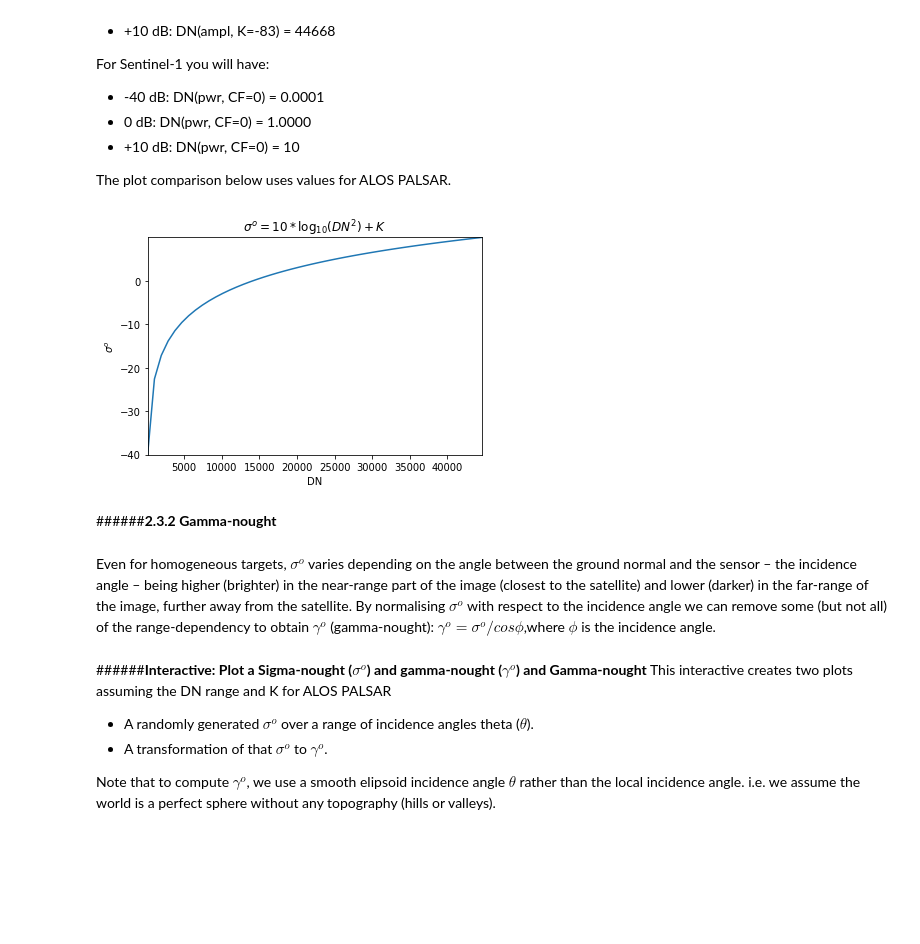
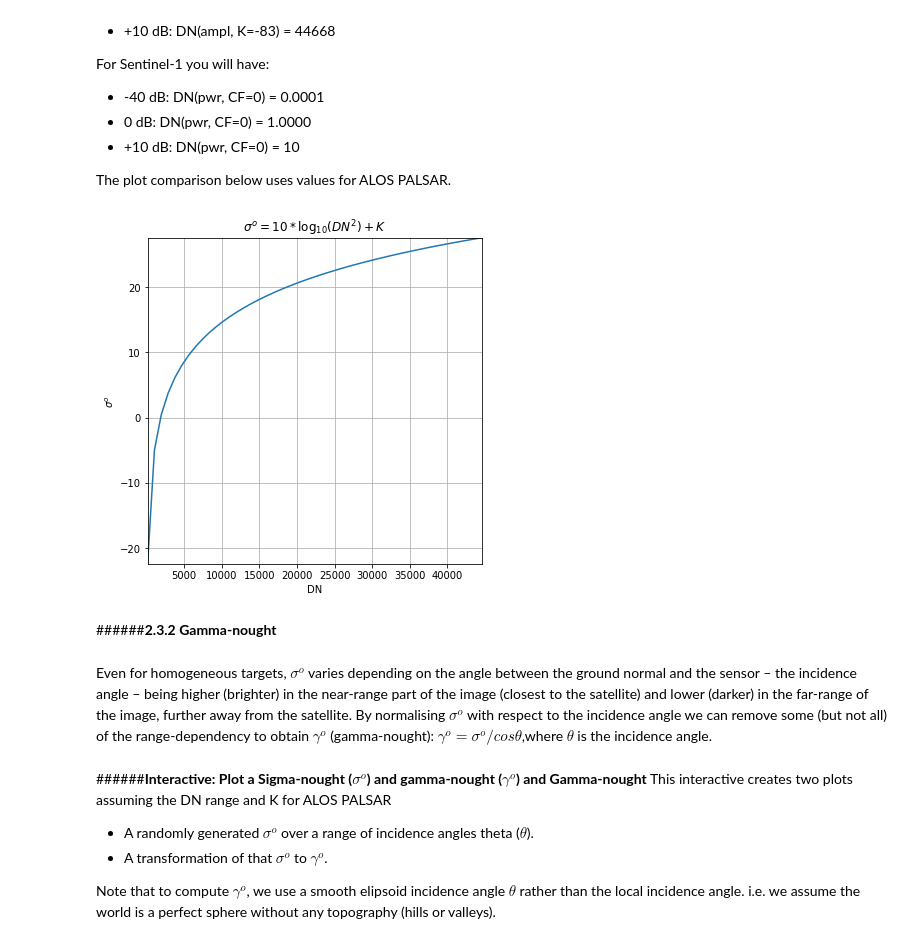
Before and after one commit to gamedaygeorge/ceos-sar-guide, a Jupyter notebook: 03_02_Briefly_About_Synthetic_Aperture_Radar.ipynb, the cells around one changed output. Drawn from its saved outputs; the diff is of its cells as text; code cells hidden in the pictures; blank space fills up the shorter version.

```diff
--- a/03_02_Briefly_About_Synthetic_Aperture_Radar.ipynb
+++ b/03_02_Briefly_About_Synthetic_Aperture_Radar.ipynb
@@ -71,42 +71,44 @@ The plot comparison below uses values for ALOS PALSAR.
 # %%
 import matplotlib.pyplot as plt
 import numpy as np
 
 #@title Plot sigma-nought ($\sigma^{o}$) for a range of DN values { run: "auto" }
 #@markdown This interactive creates a plot of sigma-nought across arange of DN values.
+
+plt.figure(figsize=(6,6))
 
 # Define DN range
 #@markdown Set the digital number (DN) range (min and max).
 DN_min = 141 #@param {type:"slider", min:141, max:44668, step:10}
 DN_max = 44661 #@param {type:"slider", min:141, max:44668, step:10}
 
 DN_range = np.linspace(DN_min, DN_max)
 
 #@markdown Define calibration factor K [db]
 #@markdown ---
 #@markdown ALOS/PALSAR = -83.0 dB
-K = -83.0 #@param {type:"slider", min:-90, max:0, step:0.1}
+K = -65.4 #@param {type:"slider", min:-90, max:0, step:0.1}
 
 # Define sigma-nought function
 
 sigma_nought = 10 * np.log10(DN_range*DN_range) + K
 
 # Plot sigma_nought
 plt.title('$\sigma^{o} = 10 * \log_{10}(DN^{2}) + K$')
 plot_scale = [DN_min, DN_max, np.amin(sigma_nought), np.amax(sigma_nought)]
 plt.axis(plot_scale)
+plt.plot(DN_range, sigma_nought)
 plt.xlabel("DN")
 plt.ylabel("$\sigma^{o}$")
-plt.plot(DN_range, sigma_nought)
-
+plt.grid(True)
 plt.show()
 # %% [output]
-[figure, old version]
+[figure, new version]
 # %% [markdown]
 ######**2.3.2 Gamma-nought**
 # %% [markdown]
 Even for homogeneous targets, $\sigma^{o}$ varies depending on the angle between the ground normal and the sensor – the incidence angle – being higher (brighter) in the near-range part of the image (closest to the satellite) and lower (darker) in the far-range of the image, further away from the satellite. By normalising  $\sigma^{o}$ with respect to the incidence angle we can remove some (but not all) of the range-dependency to obtain  $\gamma^{o}$ (gamma-nought):
- $\gamma^{o}=\sigma^{o}/cos\phi$,where $\phi$ is the incidence angle.
+ $\gamma^{o}=\sigma^{o}/cos\theta$,where $\theta$ is the incidence angle.
 # %% [markdown]
 ######**Interactive: Plot a Sigma-nought ($\sigma^{o}$) and gamma-nought ($\gamma^{o}$) and Gamma-nought**
 This interactive creates two plots assuming the DN range and K for ALOS PALSAR
```
Also changed, not shown: parts of 19 cells of this notebook.
